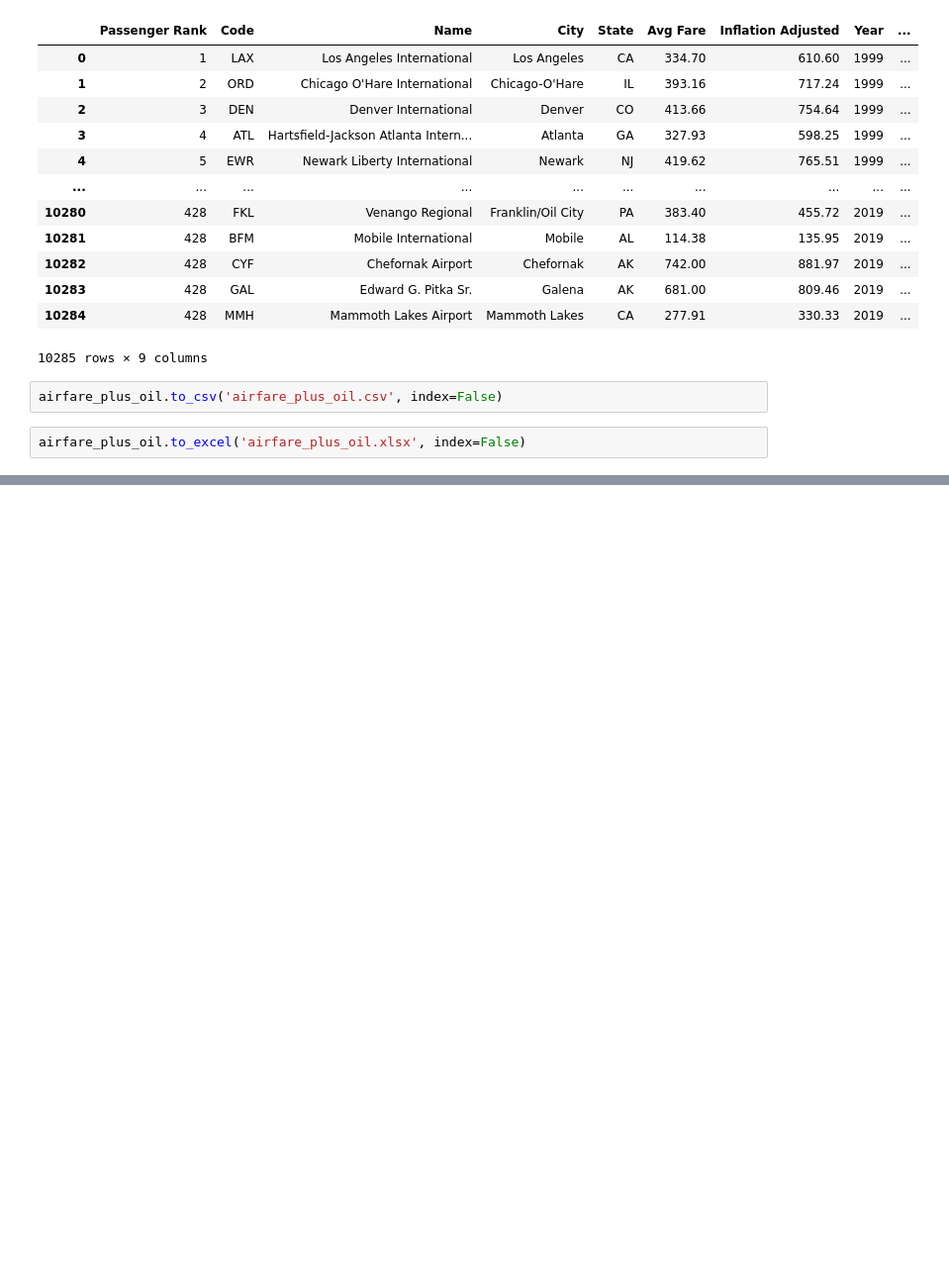
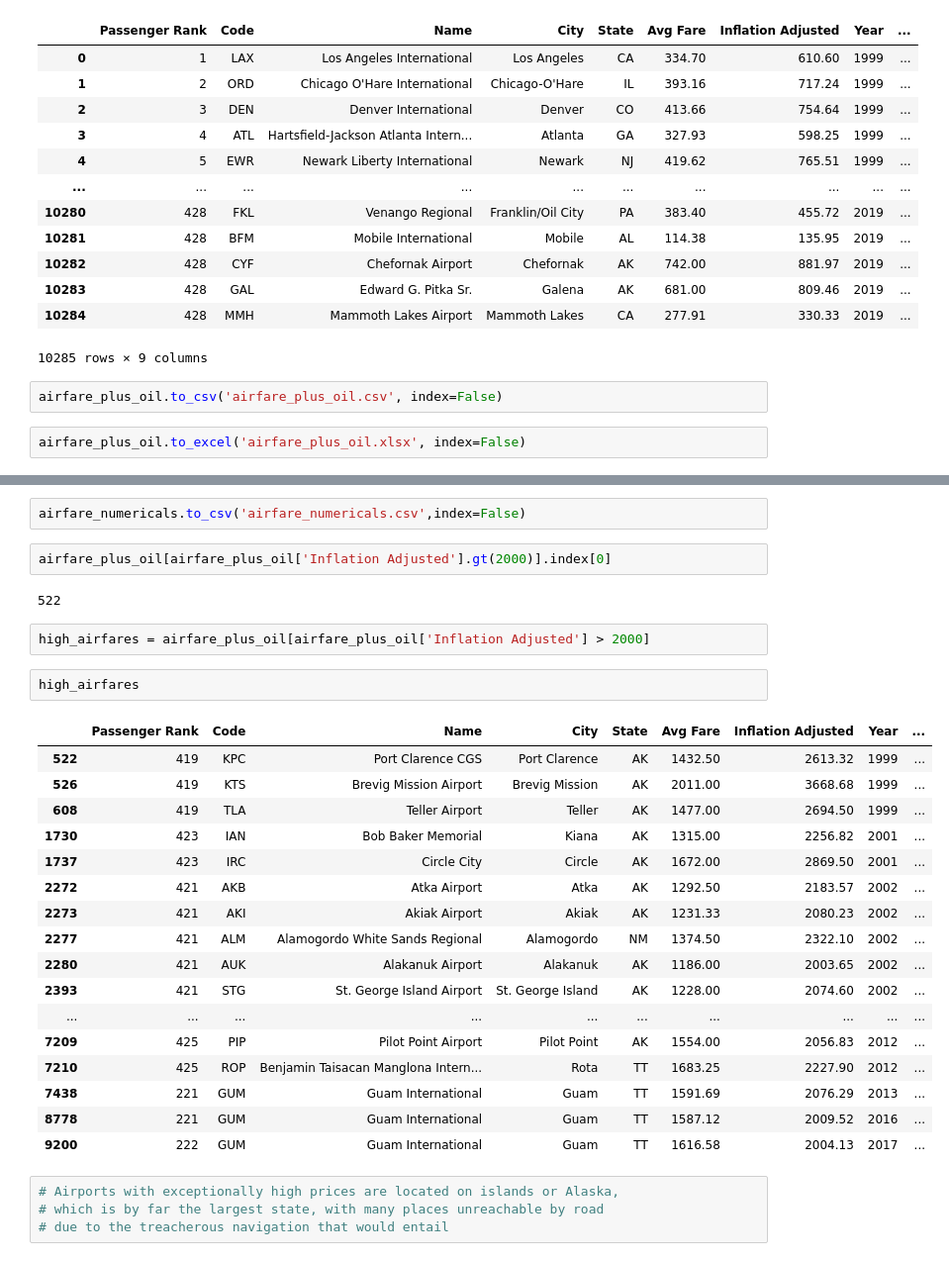
Before and after one commit to hteeter13/TeeterFinalProject, a Jupyter notebook: Data Analytics Final Project.ipynb, the cells around one changed output, grey strips where cells are left out. Shown at 99% size. Saved outputs shown, nothing was run; the diff lists cells and outputs as text; blank space fills up the shorter version.

```diff
--- a/Data Analytics Final Project.ipynb
+++ b/Data Analytics Final Project.ipynb
@@ -1377,0 +1453,32 @@ airfare_plus_oil.to_excel('airfare_plus_oil.xlsx', index=False)
+# %%
+airfare_numericals.to_csv('airfare_numericals.csv',index=False)
+# %%
+airfare_plus_oil[airfare_plus_oil['Inflation Adjusted'].gt(2000)].index[0]
+# %% [output]
+522
+# %%
+high_airfares = airfare_plus_oil[airfare_plus_oil['Inflation Adjusted'] > 2000]
+# %%
+high_airfares
+# %% [output]
+|  | Passenger Rank | Code | Name | City | State | Avg Fare | Inflation Adjusted | Year | ... |
+| 522 | 419 | KPC | Port Clarence CGS | Port Clarence | AK | 1432.50 | 2613.32 | 1999 | ... |
+| 526 | 419 | KTS | Brevig Mission Airport | Brevig Mission | AK | 2011.00 | 3668.68 | 1999 | ... |
+| 608 | 419 | TLA | Teller Airport | Teller | AK | 1477.00 | 2694.50 | 1999 | ... |
+| 1730 | 423 | IAN | Bob Baker Memorial | Kiana | AK | 1315.00 | 2256.82 | 2001 | ... |
+| 1737 | 423 | IRC | Circle City | Circle | AK | 1672.00 | 2869.50 | 2001 | ... |
+| 2272 | 421 | AKB | Atka Airport | Atka | AK | 1292.50 | 2183.57 | 2002 | ... |
+| 2273 | 421 | AKI | Akiak Airport | Akiak | AK | 1231.33 | 2080.23 | 2002 | ... |
+| 2277 | 421 | ALM | Alamogordo White Sands Regional | Alamogordo | NM | 1374.50 | 2322.10 | 2002 | ... |
+| 2280 | 421 | AUK | Alakanuk Airport | Alakanuk | AK | 1186.00 | 2003.65 | 2002 | ... |
+| 2393 | 421 | STG | St. George Island Airport | St. George Island | AK | 1228.00 | 2074.60 | 2002 | ... |
+| ... | ... | ... | ... | ... | ... | ... | ... | ... | ... |
+| 7209 | 425 | PIP | Pilot Point Airport | Pilot Point | AK | 1554.00 | 2056.83 | 2012 | ... |
+| 7210 | 425 | ROP | Benjamin Taisacan Manglona Intern... | Rota | TT | 1683.25 | 2227.90 | 2012 | ... |
+| 7438 | 221 | GUM | Guam International | Guam | TT | 1591.69 | 2076.29 | 2013 | ... |
+| 8778 | 221 | GUM | Guam International | Guam | TT | 1587.12 | 2009.52 | 2016 | ... |
+| 9200 | 222 | GUM | Guam International | Guam | TT | 1616.58 | 2004.13 | 2017 | ... |
+# %%
+# Airports with exceptionally high prices are located on islands or Alaska,
+# which is by far the largest state, with many places unreachable by road
+# due to the treacherous navigation that would entail
```
Also changed, not shown: parts of 52 cells of this notebook.
